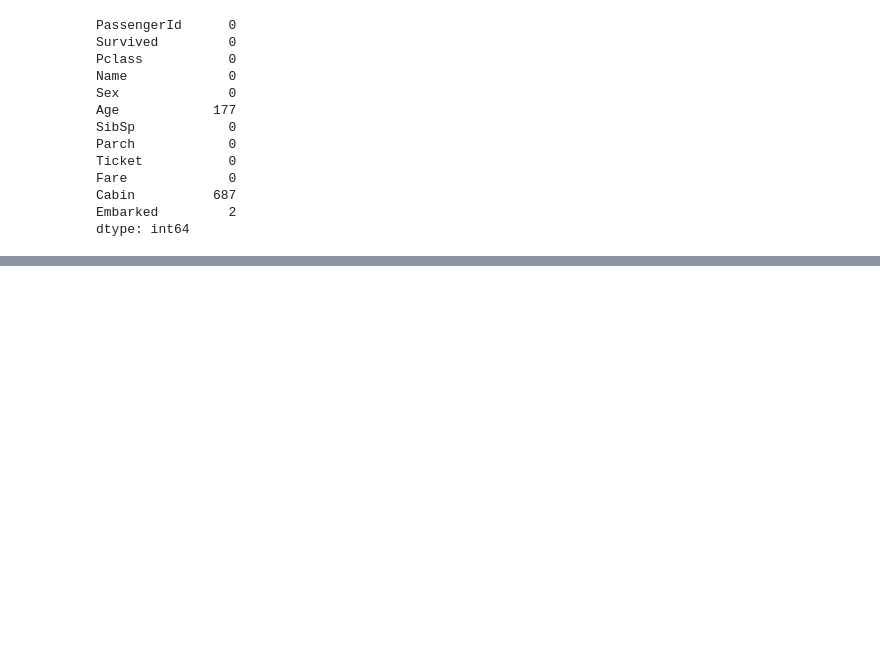
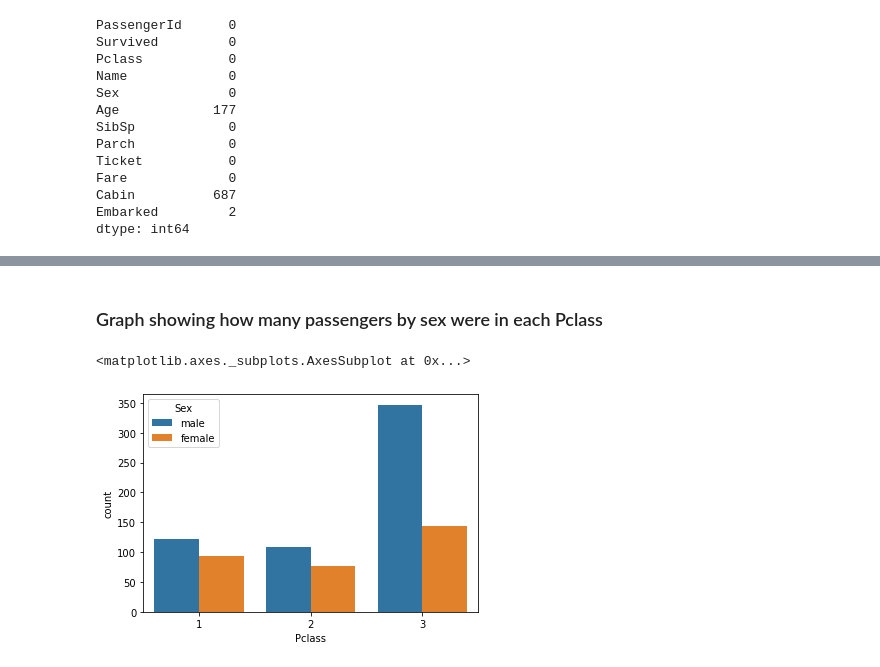
Before and after one commit to chiderac/Titanic-Coursework, a Jupyter notebook: Titanic Coursework.ipynb, the cells around one changed output, grey strips where cells are left out. Drawn from its saved outputs; the diff is of its cells as text; code cells hidden in the pictures; blank space fills up the shorter version.

```diff
--- a/Titanic Coursework.ipynb
+++ b/Titanic Coursework.ipynb
@@ -96,0 +313,7 @@ dtype: int64
+# %% [markdown]
+### Graph showing how many passengers by sex were in each Pclass
+# %%
+sns.countplot(x = df['Pclass'], hue=df["Sex"])
+# %% [output]
+<matplotlib.axes._subplots.AxesSubplot at 0x...>
+[figure, added]
```
Also changed, not shown: parts of 163 cells of this notebook.
